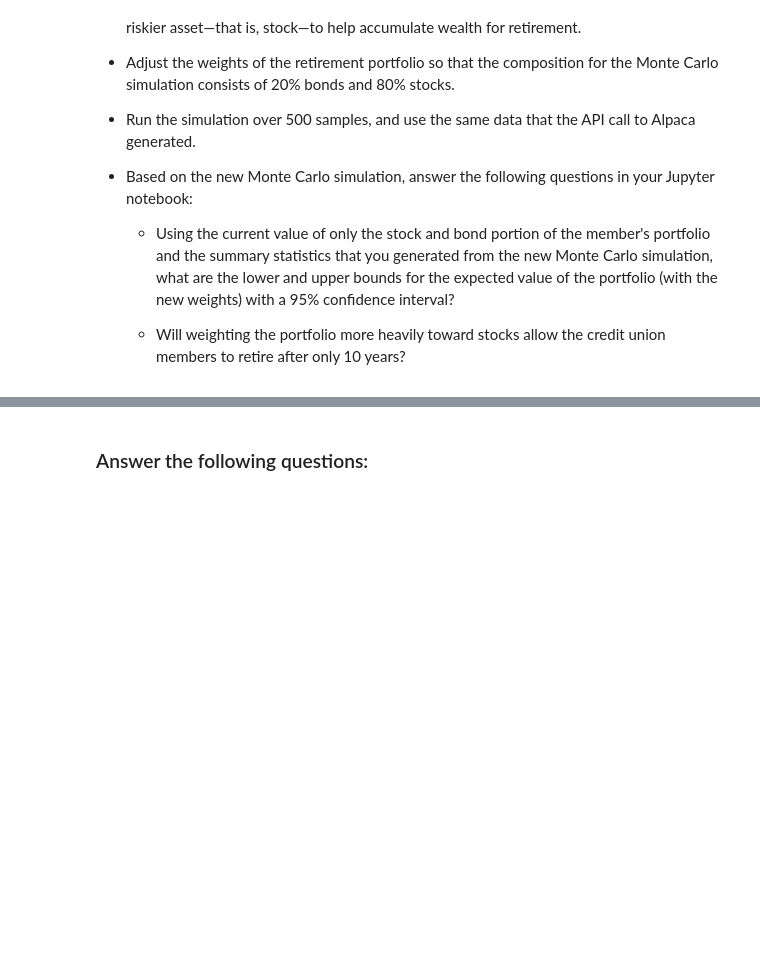
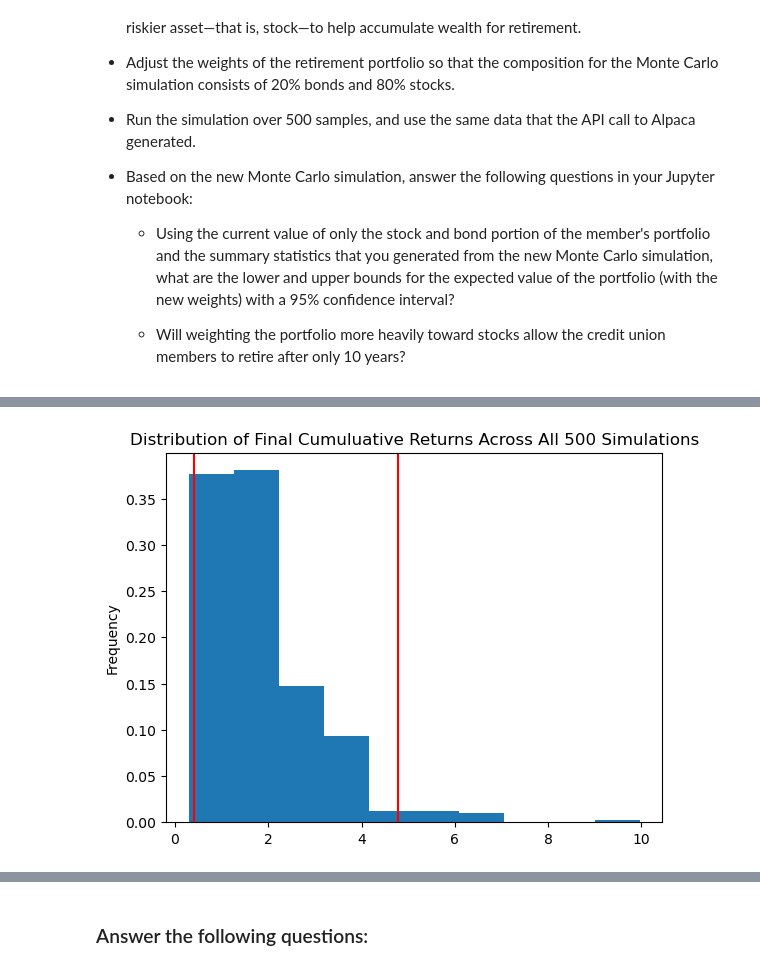
Before and after one commit to marvinlee100/Module_5, a Jupyter notebook: Challenge_5/financial_planning_tools.ipynb, the cells around one changed output, grey strips where cells are left out. Saved outputs shown, nothing was run; the diff lists cells and outputs as text; code cells hidden in the pictures; blank space fills up the shorter version.

```diff
--- a/Challenge_5/financial_planning_tools.ipynb
+++ b/Challenge_5/financial_planning_tools.ipynb
@@ -582,7 +775,10 @@ For this new Monte Carlo simulation, do the following:
 # %%
 # Visualize the probability distribution of the 10-year Monte Carlo simulation
 # by plotting a histogram
 # YOUR CODE HERE
+MC_80_SPY_20_AGG_distribution_plot = MC_80_SPY_20_AGG_weight.plot_distribution()
+# %% [output]
+[figure, added]
 # %%
 # Generate summary statistics from the 10-year Monte Carlo simulation results
 # Save the results as a variable
```
Also changed, not shown: parts of 27 cells of this notebook.
